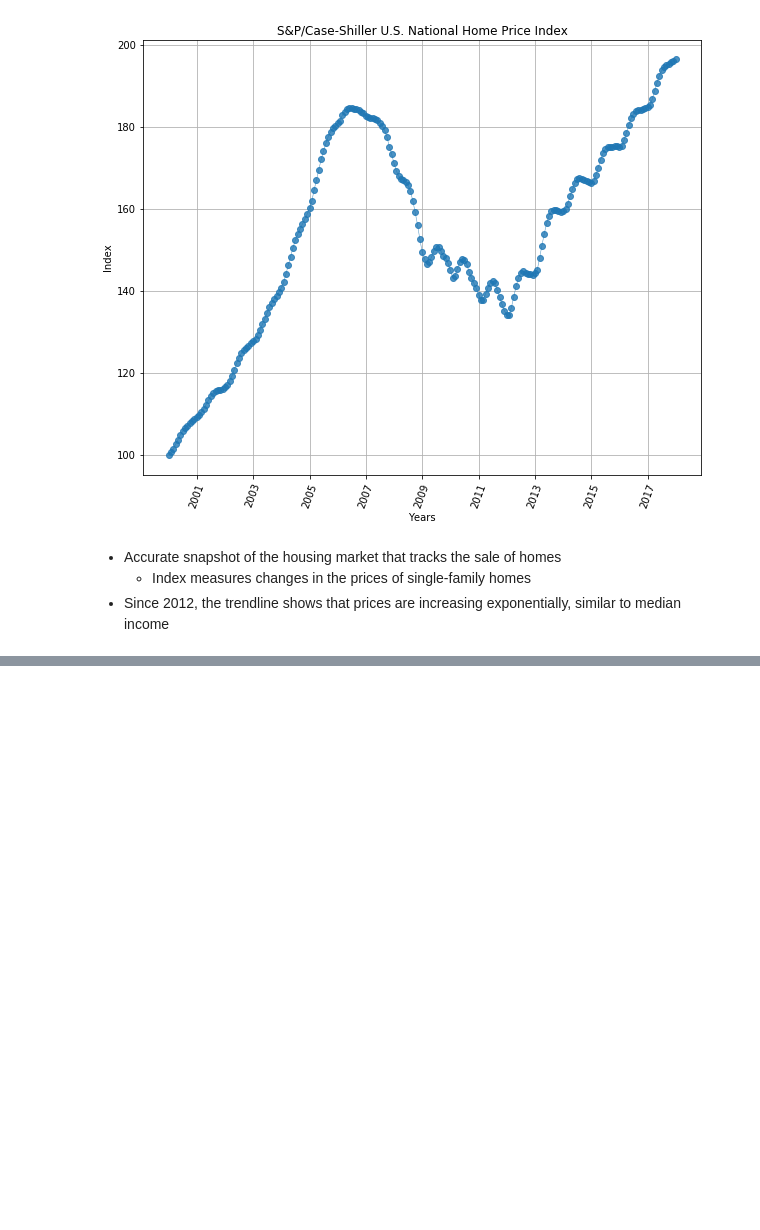
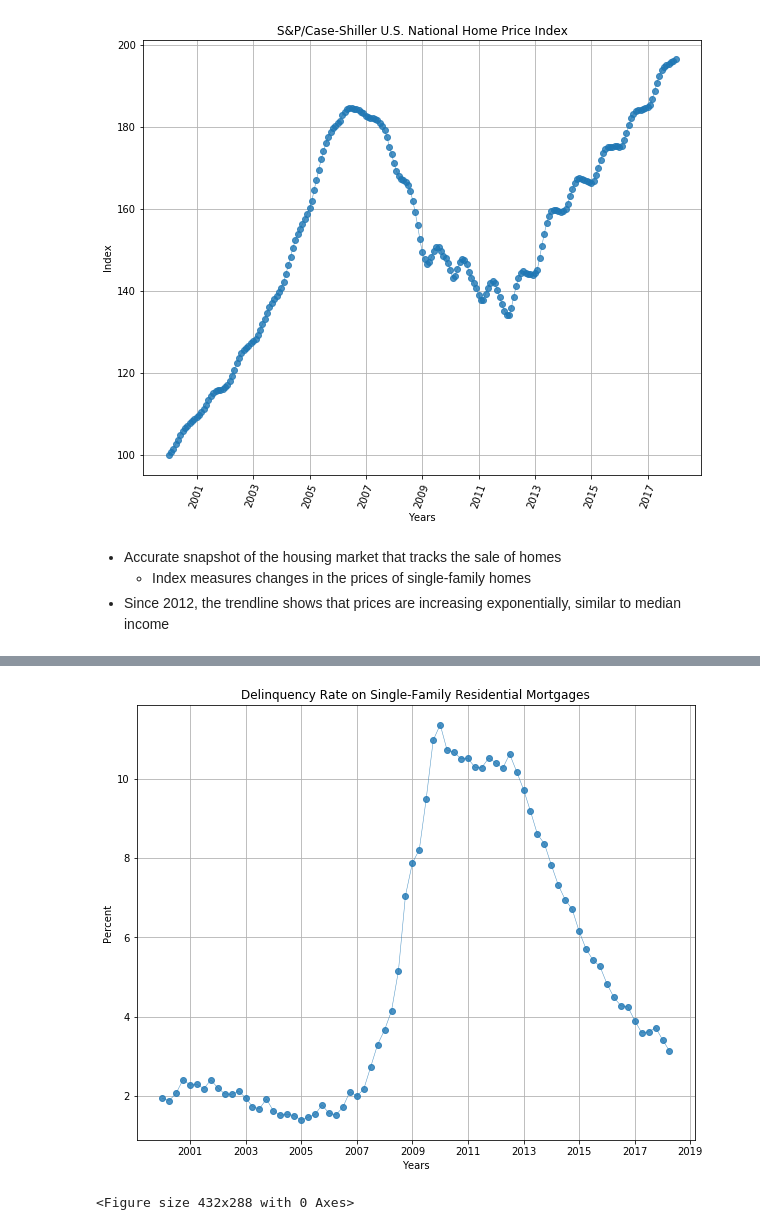
Before and after one commit to Kamran-Wali/Project_Antigravity2, a Jupyter notebook: Presentation.ipynb, the cells around one changed output, grey strips where cells are left out. Saved outputs shown, nothing was run; the diff lists cells and outputs as text; code cells hidden in the pictures; blank space fills up the shorter version.

```diff
--- a/Presentation.ipynb
+++ b/Presentation.ipynb
@@ -141,0 +170,4 @@ plt.show()
+# %%
+#Delinquency Rate on Single-Family Residential Mortgages
+Delinquencydata = quandl.get("FRED/DRSFRMACBN", authtoken="y7AX1dy3giQQhANZj-7n", start_date="2000-01-01")
+Delinquencydata.describe()
@@ -141,0 +184,19 @@ plt.show()
+# %%
+Delinquencydata = Delinquencydata.reset_index()
+plt.figure(figsize=(10,8))
+x_vals = Delinquencydata["Date"]
+y_vals = Delinquencydata["Value"]
+plt.plot(x_vals,
+        y_vals, marker="o", linewidth=0.5,
+        alpha=0.8)
+# Add labels to the x and y axes and a title
+plt.title("Delinquency Rate on Single-Family Residential Mortgages")
+plt.xlabel("Years")
+plt.ylabel("Percent")
+plt.grid()
+plt.show()
+plt.tight_layout()
+#plt.savefig("archive/MortgageDelinquencyRate.png")
+# %% [output]
+[figure, added]
+<Figure size 432x288 with 0 Axes>
```
Also changed, not shown: parts of 28 cells of this notebook.
